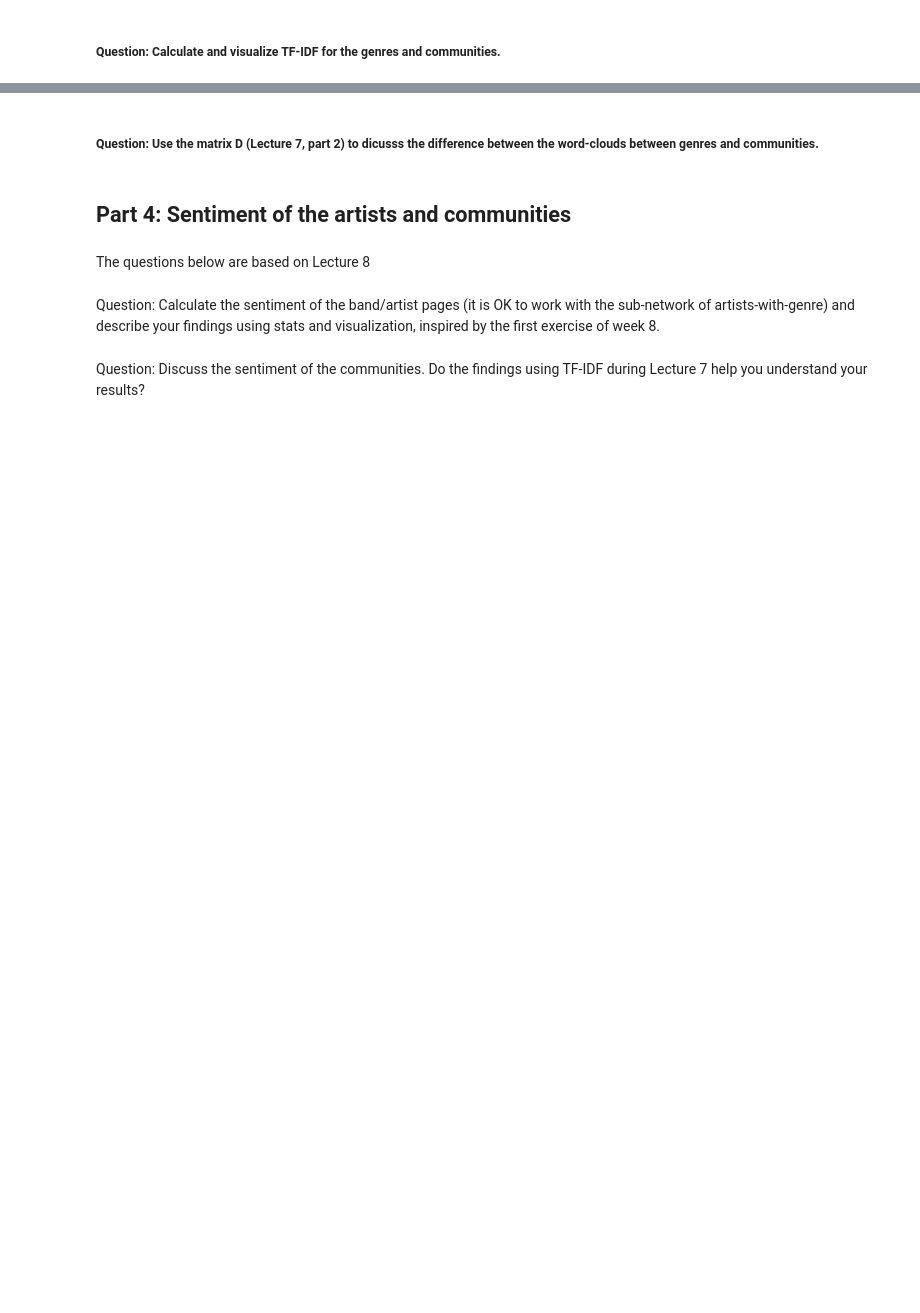
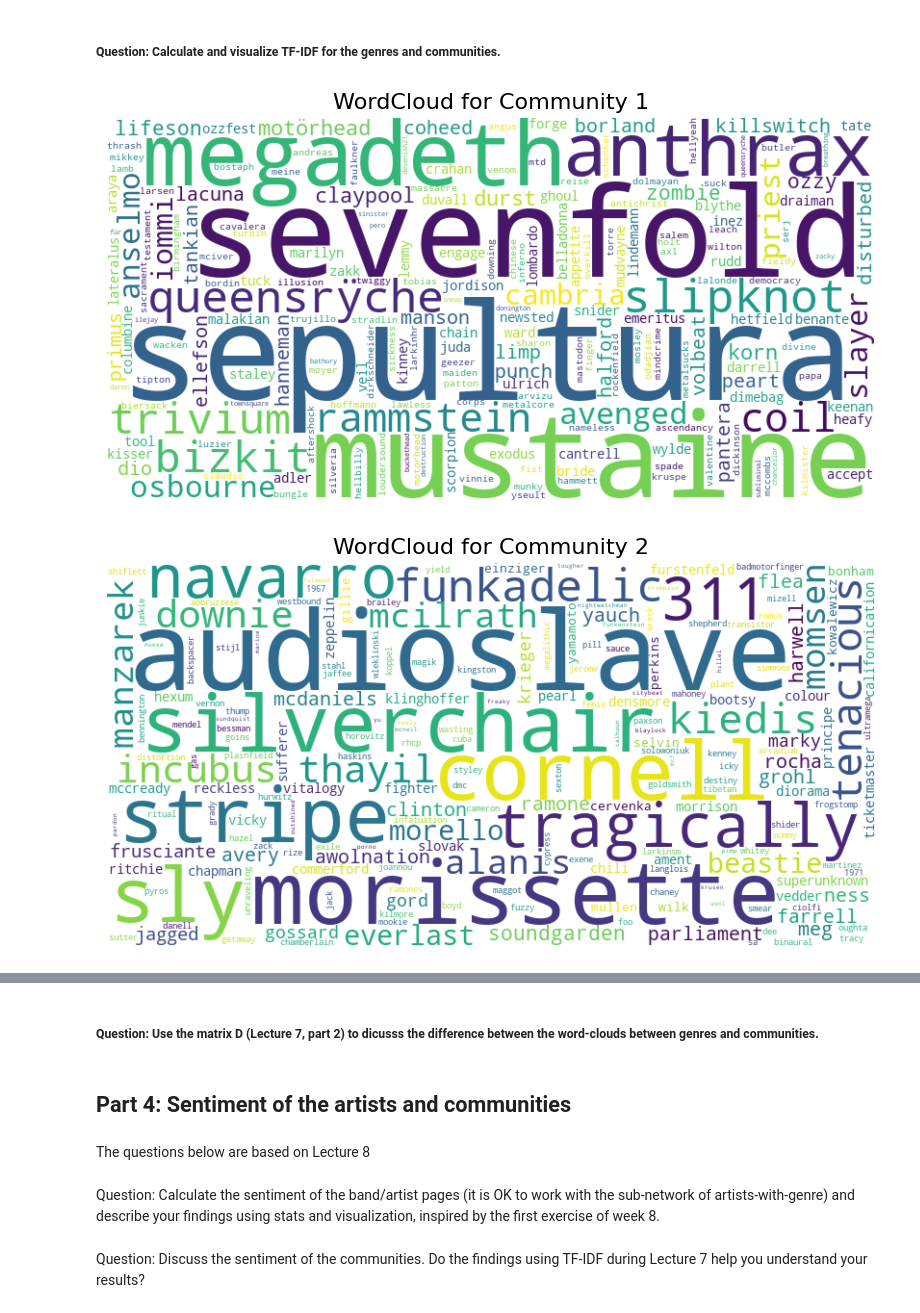
Before and after one commit to sorenstange/02805_Social_graphs_and_interactions, a Jupyter notebook: Assignment_2.ipynb, the cells around one changed output, grey strips where cells are left out. Cells and saved outputs as stored; diff of their text form; code cells hidden in the pictures; blank space fills up the shorter version.

```diff
--- a/Assignment_2.ipynb
+++ b/Assignment_2.ipynb
@@ -12,3 +75,6 @@ import pickle, requests, os, re
+# %%
+# Create the directed graph
+G = create_network(wikipedia_data)
 # %% [markdown]
 ## Part 1: Analyze the network
 # %% [markdown]
@@ -72,0 +214,35 @@ The questions below are based on Lecture 7, part 2, 4, 5, 6 (and a little bit on
+# %%
+G_undirected = G.to_undirected().copy()
+
+#Resolution refer to how large the comunities should be. resolution < 1 will prefer larger comunitites and resolution > 1 prefer smaller communities
+louvain_partition = nx.community.louvain_communities(G_undirected, resolution= 1.2, seed = 42)
+louvain_partition_corpus = create_corpus(wikipedia_data, louvain_partition)
+# %%
+def TF_IDF(corpus):
+    corpus = corpus.copy()
+    total_number_of_documents = len(corpus)
+    word_list = {}
+    for key, document in corpus.items():
+        for word, amount in document:
+            if word not in word_list:
+                word_list[word] = 1
+            else:
+                word_list[word] += 1
+
+    for key, document in corpus.items():
+        total_number_of_words = sum([amount for _, amount in document])
+        new_document = []
+        for word, amount in document:
+            TF = amount / total_number_of_words
+            IDF = np.log(total_number_of_documents / word_list[word])
+            new_document.append((word, amount, TF, IDF, TF * IDF))
+
+        corpus[key] = sorted(new_document, key = lambda x: x[4], reverse=True)
+
+    return corpus
+# %%
+corpus = TF_IDF(louvain_partition_corpus)
+create_wordclouds(corpus)
+# %% [output]
+[figure, added]
+[figure, added]
```
Also changed, not shown: parts of 6 cells of this notebook.
